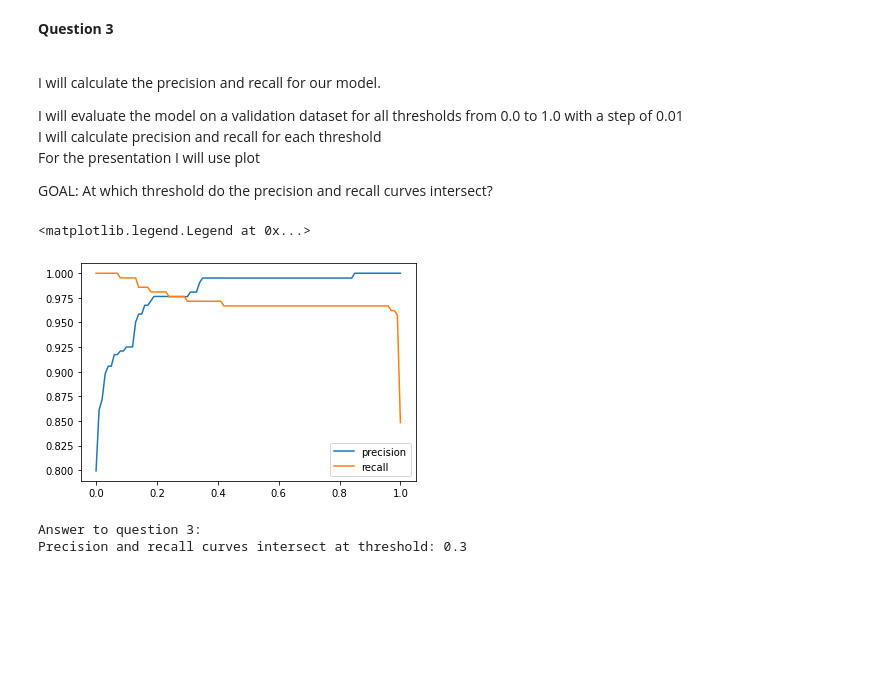
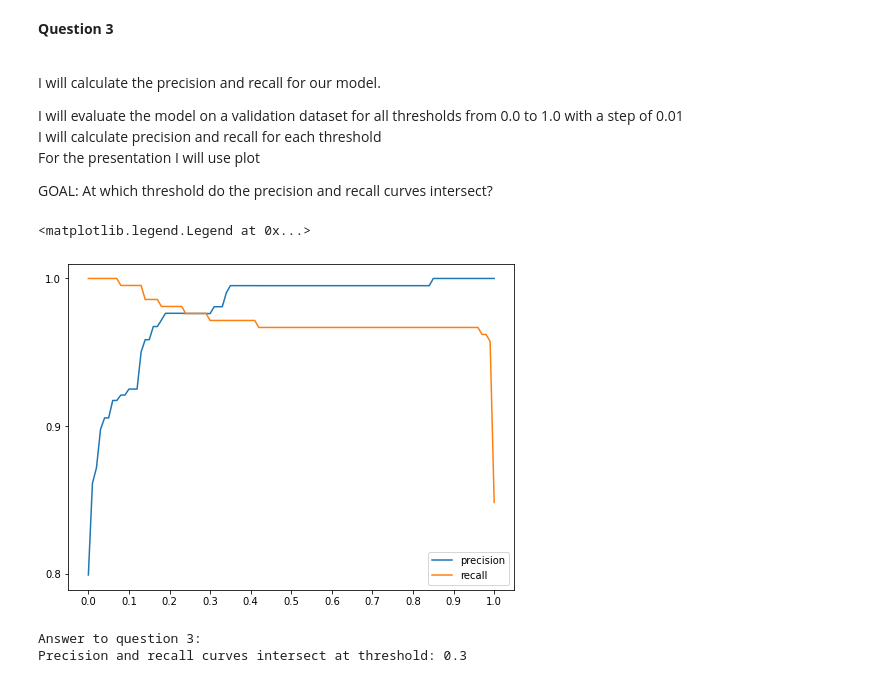
Before and after one commit to adamfdnb/course-mlzoomcamp, a Jupyter notebook: 04-evaluation/homewoork-04-evaluation.ipynb, the cells around one changed output. Saved outputs shown, nothing was run; the diff lists cells and outputs as text; code cells hidden in the pictures; blank space fills up the shorter version.

```diff
--- a/04-evaluation/homewoork-04-evaluation.ipynb
+++ b/04-evaluation/homewoork-04-evaluation.ipynb
@@ -237,13 +237,25 @@ from sklearn.model_selection import train_test_split
 from sklearn.feature_extraction import DictVectorizer
 from sklearn.linear_model import LogisticRegression
 # %%
-df_train_full, df_test = train_test_split(df, test_size=0.2, random_state=1)
-df_train, df_val = train_test_split(df_train_full, test_size=0.25, random_state=1)
+df_train_full = df_train_full.reset_index(drop=True)
+df_train = df_train.reset_index(drop=True)
+df_val = df_val.reset_index(drop=True)
+df_test = df_test.reset_index(drop=True)
+
+# y_full_train = df_full_train['card'].values
+# y_train = df_train['card'].values
+# y_val = df_val['card'].values
+# y_test = df_test['card'].values
 
 y_train = df_train.card.values
 y_val = df_val.card.values
 y_test = df_test.card.values
 y_train_full = df_train_full.card.values
+
+# del df_train_full['card']
+del df_train['card']
+del df_val['card']
+del df_test['card']
 # %% [markdown]
 **Question 2**<br><br>
 
@@ -295,34 +304,38 @@ GOAL: At which threshold do the precision and recall curves intersect?
 # %%
 thresholds = np.linspace(0, 1, 101)
 scores = []
 for t in thresholds:
 
     positive_predictions = y_pred >= t
     negative_predictions = y_pred < t
 
     positive_actual = y_val == 1
     negative_actual = y_val == 0
 
     tp = (positive_predictions & positive_actual).sum()
     fp = (positive_predictions & negative_actual).sum()
     tn = (negative_predictions & negative_actual).sum()
     fn = (negative_predictions & positive_actual).sum()
     score = (t, tp, fp, tn, fn)
     scores.append(score)
 
 columns = ["t", "tp", "fp", "tn", "fn"]
 df_scores = pd.DataFrame(scores, columns=columns)
 df_scores["p"] = df_scores["tp"] / (df_scores["tp"] + df_scores["fp"])
 df_scores["r"] = df_scores["tp"] / (df_scores["tp"] + df_scores["fn"])
-# df_scores["fpr"] = df_scores["fp"] / (df_scores["tn"] + df_scores["fp"])
-# df_scores["tpr"] = df_scores["tp"] / (df_scores["tp"] + df_scores["fn"])
+df_scores["fpr"] = df_scores["fp"] / (df_scores["tn"] + df_scores["fp"])
+df_scores["tpr"] = df_scores["tp"] / (df_scores["tp"] + df_scores["fn"])
 
+
+fig, ax = plt.subplots(figsize=(8, 6))
+plt.xticks(np.linspace(0, 1, 11))
+plt.yticks(np.linspace(0, 1, 11))
 plt.plot(df_scores["t"], df_scores["p"], label="precision")
 plt.plot(df_scores["t"], df_scores["r"], label="recall")
 plt.legend()
 # %% [output]
 <matplotlib.legend.Legend at 0x...>
-[figure, old version]
+[figure, new version]
 # %%
 print(f"\nAnswer to question 3:")
 print(f"Precision and recall curves intersect at threshold: 0.3")
```
Also changed, not shown: parts of 9 cells of this notebook.
